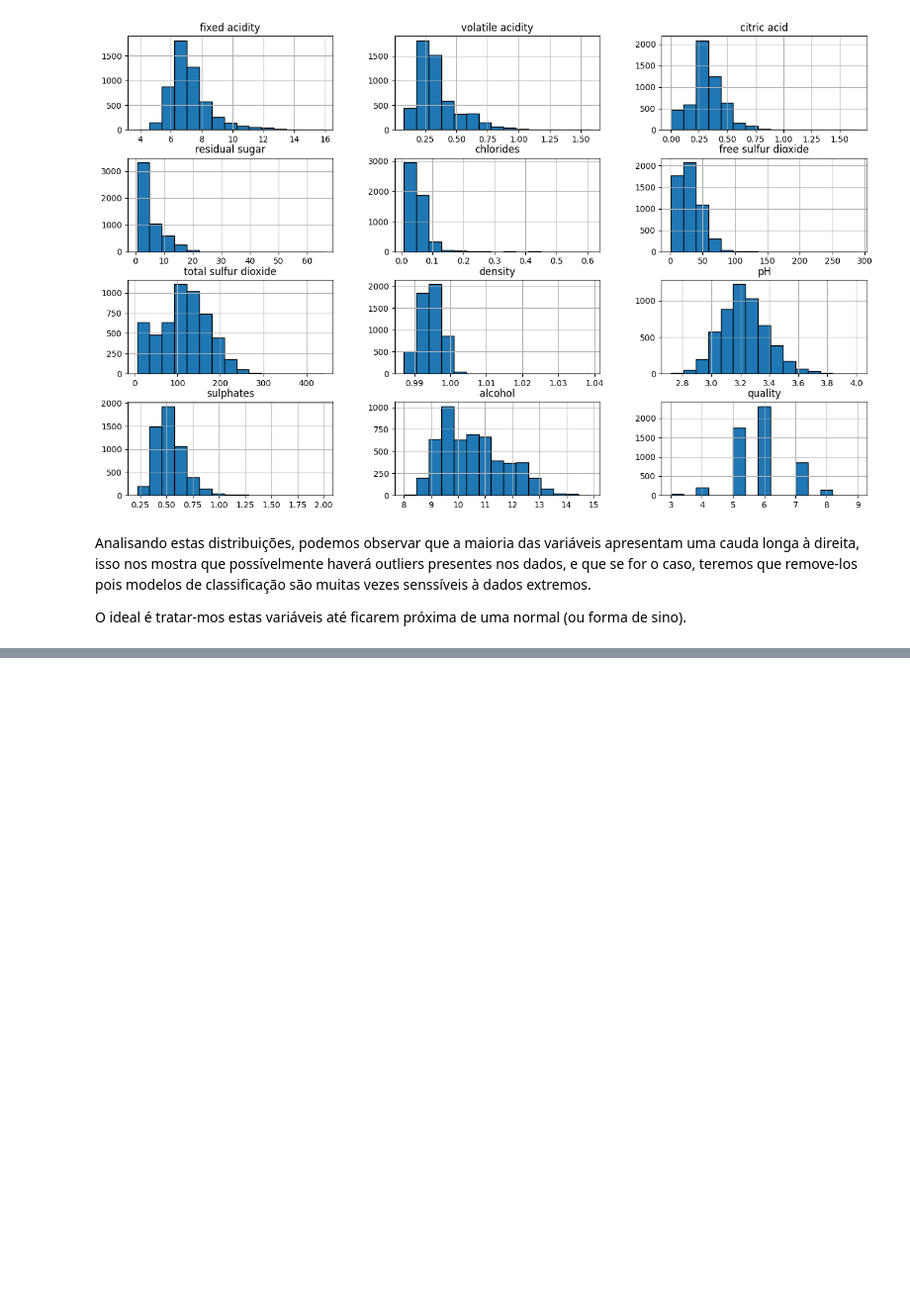
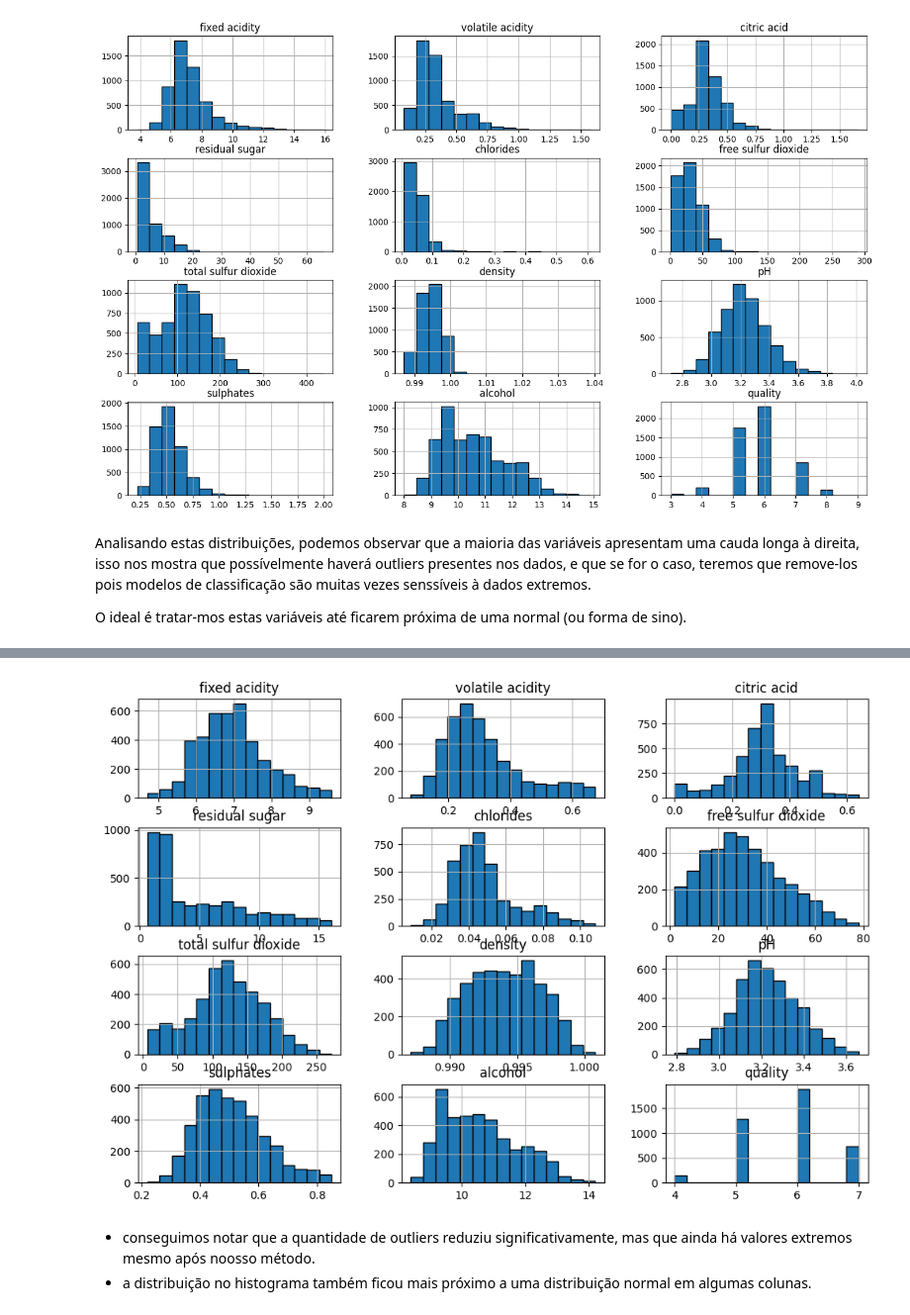
Before and after one commit to DieGod-DS/Wine_2.0, a Jupyter notebook: code/EDA.ipynb, the cells around one changed output, grey strips where cells are left out. Shown at 99% size. Saved outputs shown, nothing was run; the diff lists cells and outputs as text; code cells hidden in the pictures; blank space fills up the shorter version.

```diff
--- a/code/EDA.ipynb
+++ b/code/EDA.ipynb
@@ -144,0 +229,7 @@ Por conta da unidade de medida ser diferente de alcool com os demais componentes
+# %%
+data_no_out.hist(figsize=(12,8), bins=15, edgecolor='black');
+# %% [output]
+[figure, added]
+# %% [markdown]
+- conseguimos notar que a quantidade de outliers reduziu significativamente, mas que ainda há valores extremos mesmo após noosso método.
+- a distribuição no histograma também ficou mais próximo a uma distribuição normal em algumas colunas.
```
Also changed, not shown: parts of 9 cells of this notebook.
